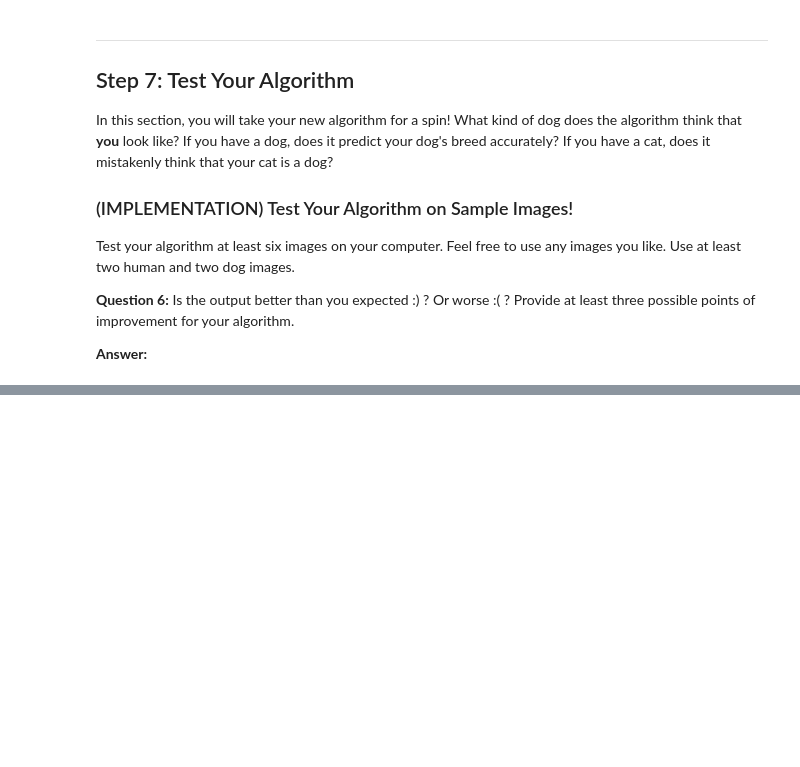
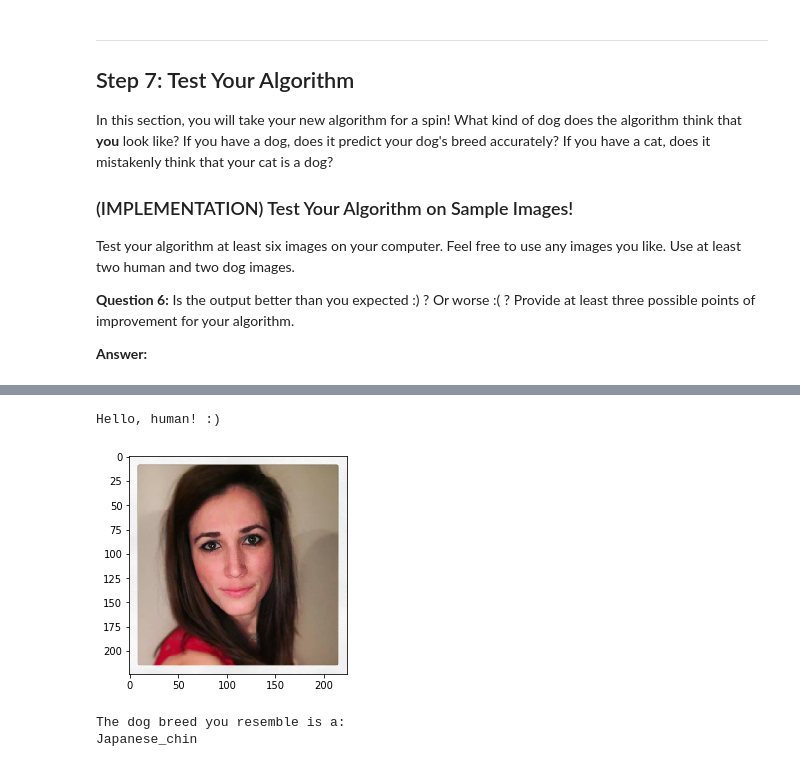
Before and after one commit to briantfriederich/Nanodegree_Computer_Vision_And_Deep_Learning_Project, a Jupyter notebook: dog_app.ipynb, the cells around one changed output, grey strips where cells are left out. Saved outputs shown, nothing was run; the diff lists cells and outputs as text; code cells hidden in the pictures; blank space fills up the shorter version.

```diff
--- a/dog_app.ipynb
+++ b/dog_app.ipynb
@@ -787,0 +795,7 @@ Chihuahua
+# %%
+dog_human_neither('images_to_classify/KEF.jpg')
+# %% [output]
+Hello, human! :)
+[figure, added]
+The dog breed you resemble is a:
+Japanese_chin
```
Also changed, not shown: parts of 6 cells of this notebook, 4 other files.
